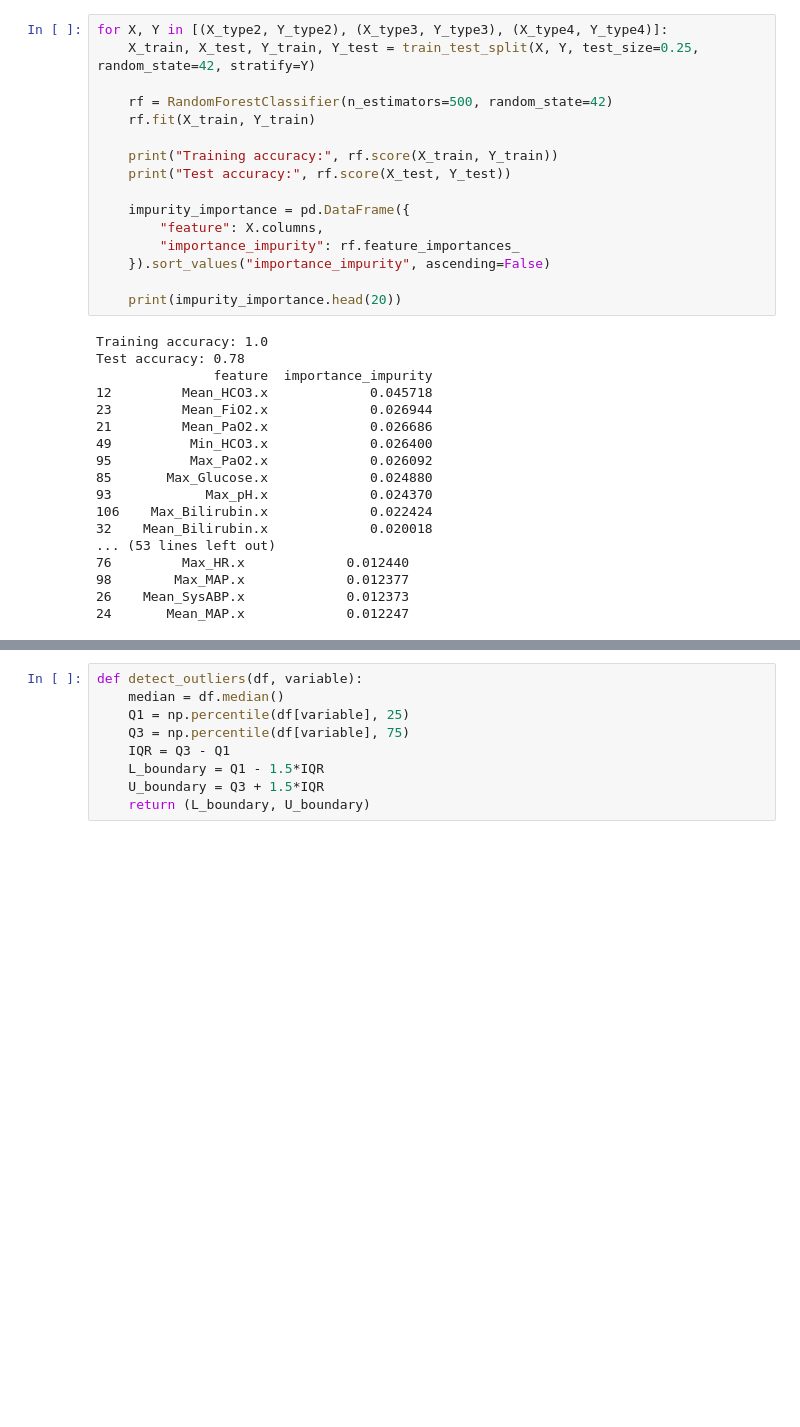
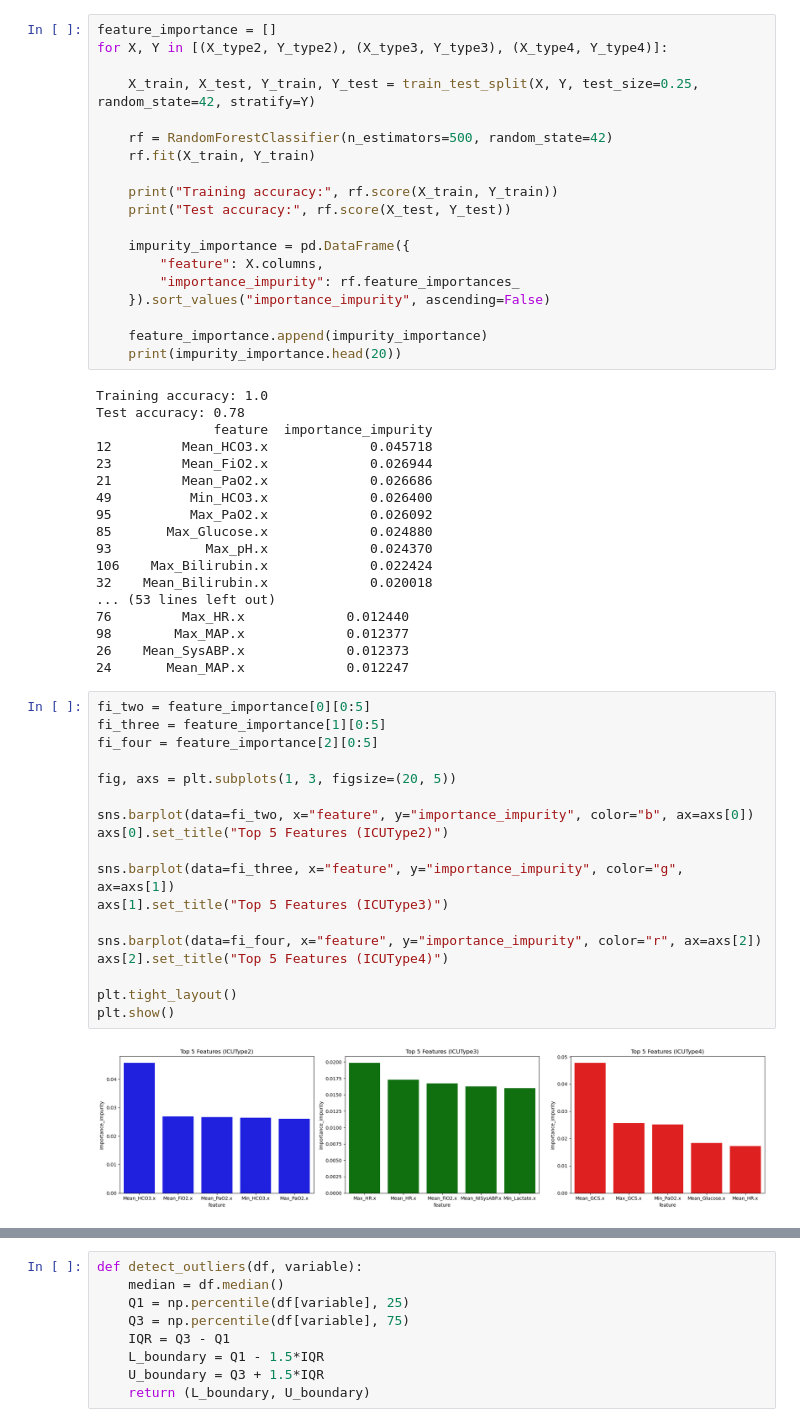
Before and after one commit to Joshiahtan/ADS1002-ICU-Project, a Jupyter notebook: notebook/Wahson/ICU_Project.ipynb, the cells around one changed output, grey strips where cells are left out. Drawn from its saved outputs; the diff is of its cells as text; blank space fills up the shorter version.

```diff
--- a/notebook/Wahson/ICU_Project.ipynb
+++ b/notebook/Wahson/ICU_Project.ipynb
@@ -463,7 +466,9 @@ Y_type3 = icu_three["In.hospital_death"]
 X_type4 = icu_four.drop(columns=["In.hospital_death"])
 Y_type4 = icu_four["In.hospital_death"]
 # %%
+feature_importance = []
 for X, Y in [(X_type2, Y_type2), (X_type3, Y_type3), (X_type4, Y_type4)]:
+
     X_train, X_test, Y_train, Y_test = train_test_split(X, Y, test_size=0.25, random_state=42, stratify=Y)
 
     rf = RandomForestClassifier(n_estimators=500, random_state=42)
@@ -477,6 +482,7 @@ for X, Y in [(X_type2, Y_type2), (X_type3, Y_type3), (X_type4, Y_type4)]:
         "importance_impurity": rf.feature_importances_
     }).sort_values("importance_impurity", ascending=False)
 
+    feature_importance.append(impurity_importance)
     print(impurity_importance.head(20))
 # %% [output]
 Training accuracy: 1.0
@@ -496,6 +502,26 @@ Test accuracy: 0.78
 98        Max_MAP.x             0.012377
 26    Mean_SysABP.x             0.012373
 24       Mean_MAP.x             0.012247
+# %%
+fi_two = feature_importance[0][0:5]
+fi_three = feature_importance[1][0:5]
+fi_four = feature_importance[2][0:5]
+
+fig, axs = plt.subplots(1, 3, figsize=(20, 5))
+
+sns.barplot(data=fi_two, x="feature", y="importance_impurity", color="b", ax=axs[0])
+axs[0].set_title("Top 5 Features (ICUType2)")
+
+sns.barplot(data=fi_three, x="feature", y="importance_impurity", color="g", ax=axs[1])
+axs[1].set_title("Top 5 Features (ICUType3)")
+
+sns.barplot(data=fi_four, x="feature", y="importance_impurity", color="r", ax=axs[2])
+axs[2].set_title("Top 5 Features (ICUType4)")
+
+plt.tight_layout()
+plt.show()
+# %% [output]
+[figure, added]
 # %%
 i = 1
 for X, Y in [(X_type2, Y_type2), (X_type3, Y_type3), (X_type4, Y_type4)]:
```
Also changed, not shown: parts of 5 cells of this notebook.
